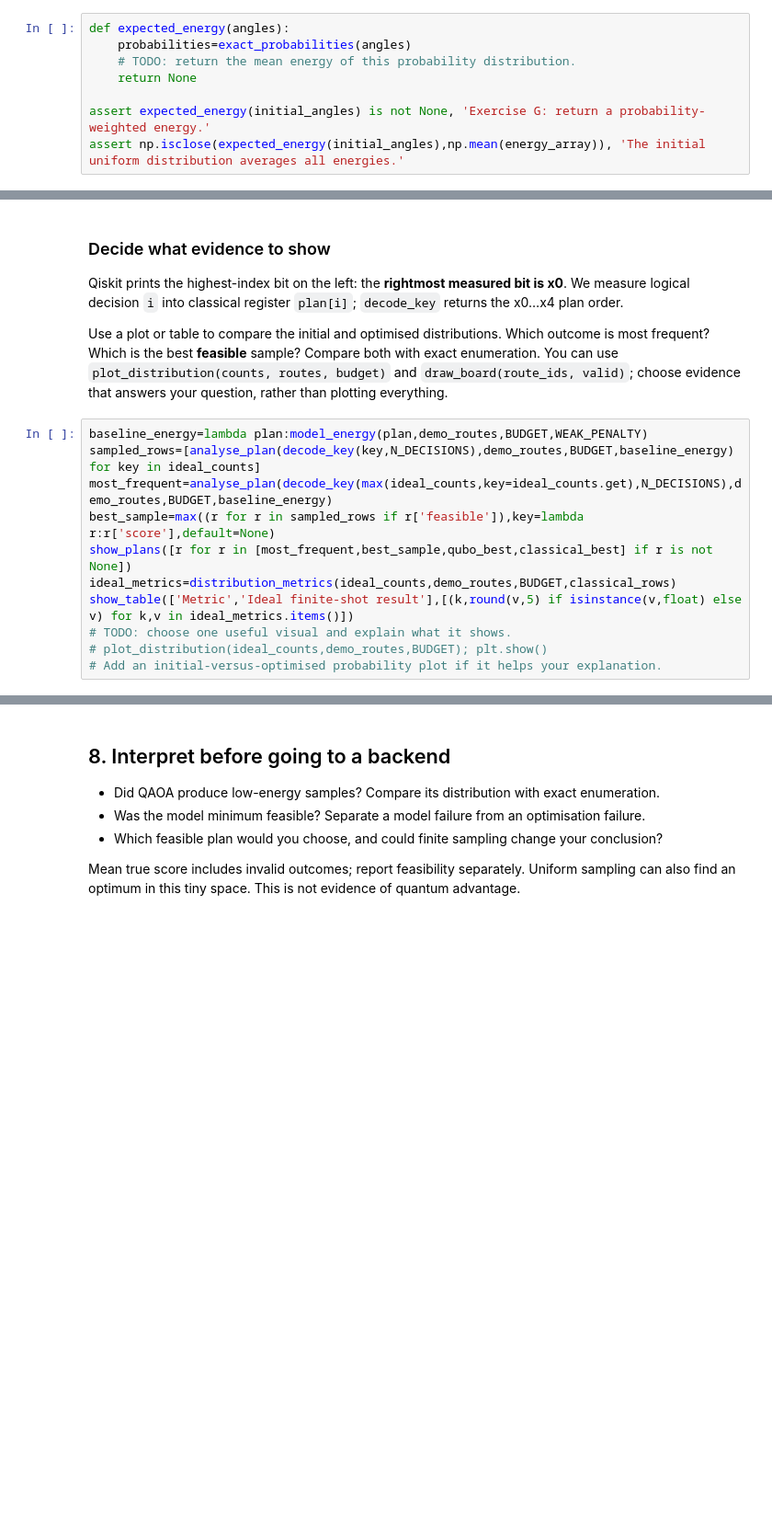
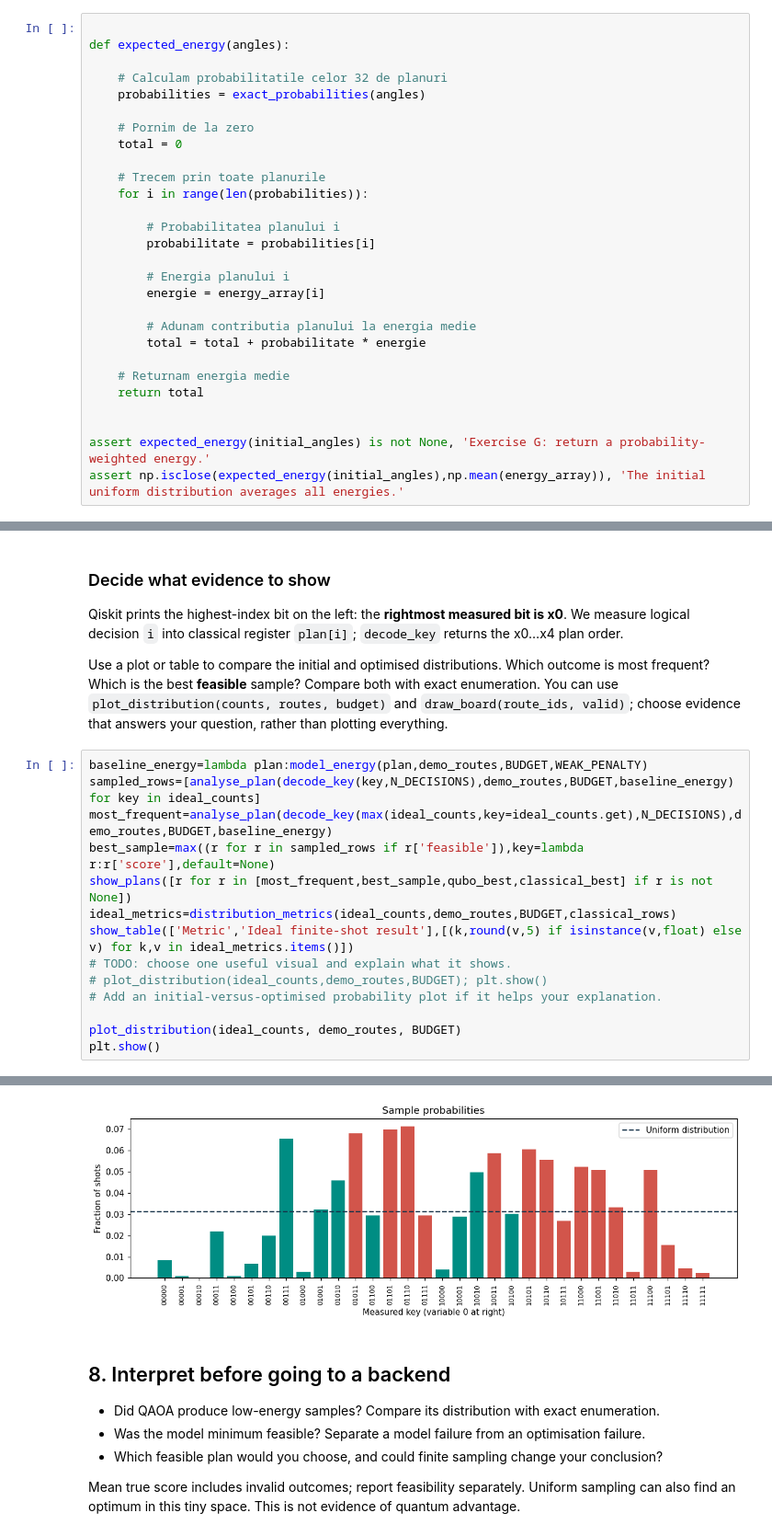
Before and after one commit to hrwire127/Q-Force, a Jupyter notebook: Quantum_Railways_Labb.ipynb, the cells around one changed output, grey strips where cells are left out. Shown at 92% size. Drawn from its saved outputs; the diff is of its cells as text; blank space fills up the shorter version.

```diff
--- a/Quantum_Railways_Labb.ipynb
+++ b/Quantum_Railways_Labb.ipynb
@@ -540,8 +542,28 @@ print('Initial probability of each plan:',initial_probabilities[0])
 # %%
+
 def expected_energy(angles):
-    probabilities=exact_probabilities(angles)
-    # TODO: return the mean energy of this probability distribution.
-    return None
+
+    # Calculam probabilitatile celor 32 de planuri
+    probabilities = exact_probabilities(angles)
+
+    # Pornim de la zero
+    total = 0
+
+    # Trecem prin toate planurile
+    for i in range(len(probabilities)):
+
+        # Probabilitatea planului i
+        probabilitate = probabilities[i]
+
+        # Energia planului i
+        energie = energy_array[i]
+
+        # Adunam contributia planului la energia medie
+        total = total + probabilitate * energie
+
+    # Returnam energia medie
+    return total
+
 
 assert expected_energy(initial_angles) is not None, 'Exercise G: return a probability-weighted energy.'
 assert np.isclose(expected_energy(initial_angles),np.mean(energy_array)), 'The initial uniform distribution averages all energies.'
@@ -586,3 +613,7 @@ show_table(['Metric','Ideal finite-shot result'],[(k,round(v,5) if isinstance(v,
 # TODO: choose one useful visual and explain what it shows.
 # plot_distribution(ideal_counts,demo_routes,BUDGET); plt.show()
 # Add an initial-versus-optimised probability plot if it helps your explanation.
+
+plot_distribution(ideal_counts, demo_routes, BUDGET)
+plt.show()
+# %% [output]
@@ -589,3 +636,4 @@ show_table(['Metric','Ideal finite-shot result'],[(k,round(v,5) if isinstance(v,
+[figure, added]
 # %% [markdown]
 ## 8. Interpret before going to a backend
 - Did QAOA produce low-energy samples? Compare its distribution with exact enumeration.
```
Also changed, not shown: parts of 3 cells of this notebook.
